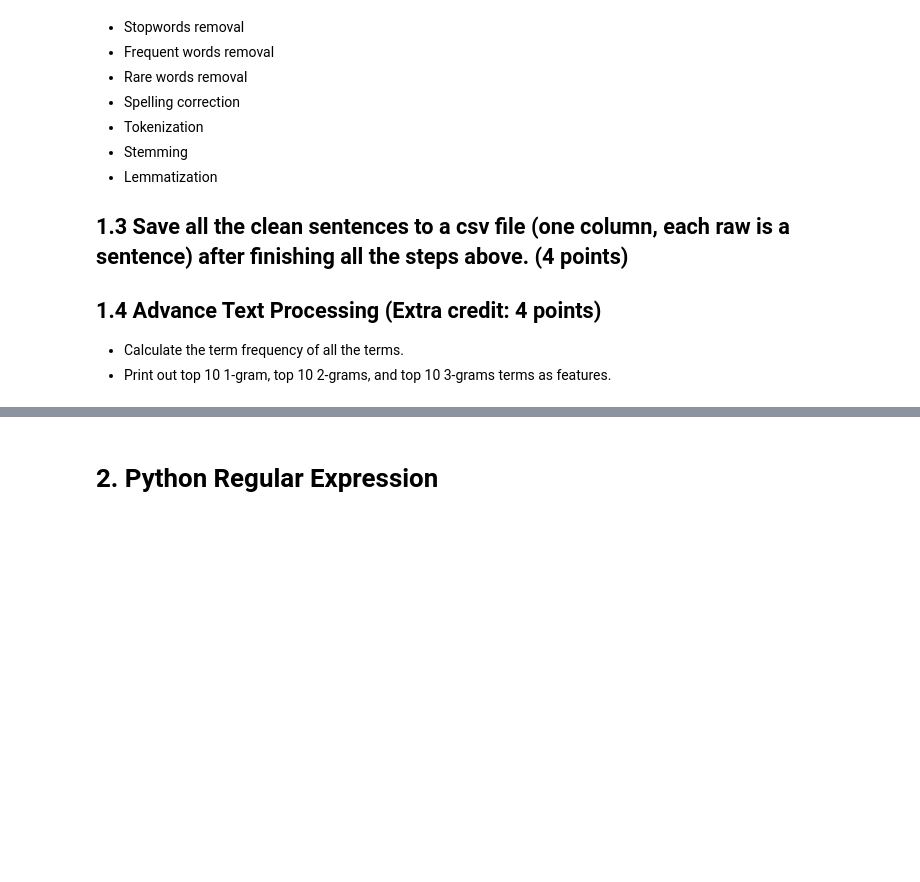
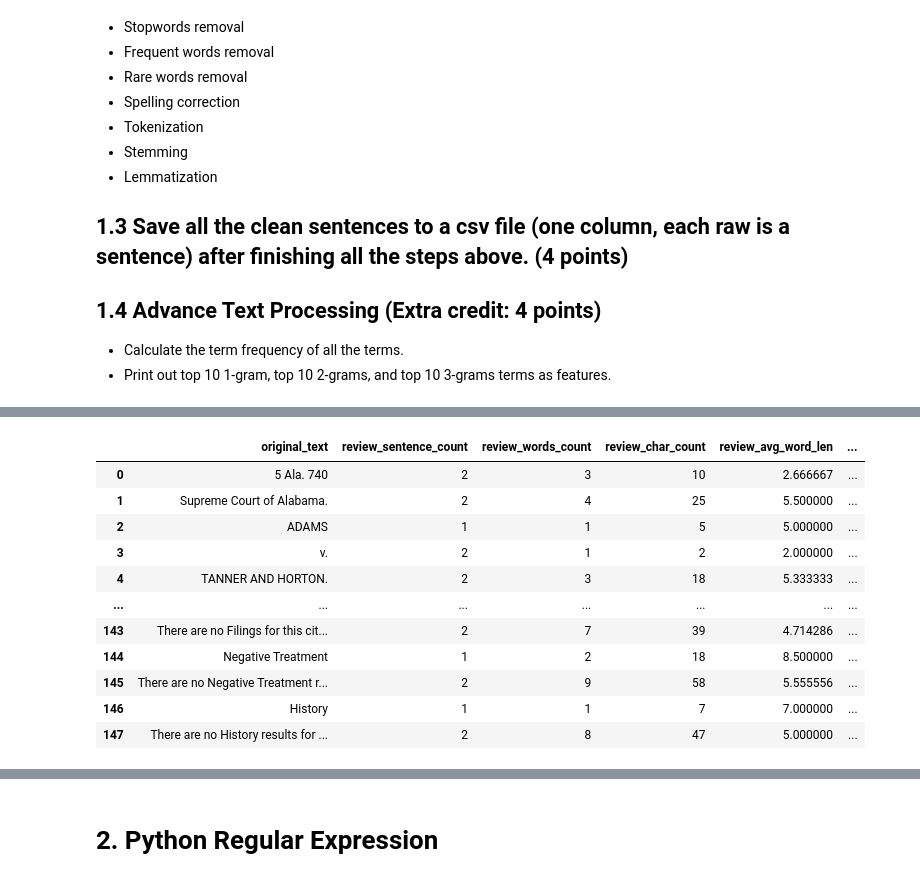
Before and after one commit to Nagmashaik123/Nagma_INFO5731_Spring2021, a Jupyter notebook: In_class_exercise_04.ipynb, the cells around one changed output, grey strips where cells are left out. Saved outputs shown, nothing was run; the diff lists cells and outputs as text; code cells hidden in the pictures; blank space fills up the shorter version.

```diff
--- a/In_class_exercise_04.ipynb
+++ b/In_class_exercise_04.ipynb
@@ -124,17 +41,0 @@ print("Total Special Characters", new)
-# %%
-#Calculating the number of numerics:
-# calculating the number of numeric data present in the text files.
-# It is same as the calculation the number of characters in a word.
-words4=(map(str.isdigit, re.split(r'\W+',text)))
-sum=0
-for i in words4:
-  sum+=i
-print("TOTAL NUMERIC IN A TEXT FILE =",sum)
-# %%
-#calculating number pf upper case letters:
-#Using 'isupper()' function, we can calculate number of upper case letters in the text.
-words5=(map(str.isupper, re.split(r'\W+',text)))
-sum=0
-for i in words5:
-  sum+=i
-print("TOTAL UPPERCASE WORDS IN A TEXT FILE =",sum)
@@ -140,0 +44,60 @@ print("TOTAL UPPERCASE WORDS IN A TEXT FILE =",sum)
+# %%
+# Program on text data preprocessing
+import pandas as pd
+from six.moves import urllib
+import nltk
+nltk.download('stopwords')
+
+
+array_data = []
+url_to_read = "https://raw.githubusercontent.com/unt-iialab/info5731_spring2021/main/class_exercises/01-05-1%20%20Adams%20v%20Tanner.txt"
+file_to_read = urllib.request.urlopen(url_to_read)
+
+for item in file_to_read:
+  modified_data = item.decode("utf-8").replace('\r\n', '')
+  array_data.append(modified_data)
+
+while("" in array_data) :
+    array_data.remove("")
+
+df = pd.DataFrame (array_data, columns = ['original_text'])
+
+
+# using pandas representation for columns
+df['review_sentence_count'] = df['original_text'].apply(lambda original_text:len(str(original_text).split(".")))
+df['review_words_count'] = df['original_text'].apply(lambda original_text: len(str(original_text).split(" ")))
+df['review_char_count'] = df['original_text'].str.len()
+
+# calculation of word length.
+def avg_wrd_len_cal(column_statement):
+  words_per_line = column_statement.split()
+  if len(words_per_line) != 0:
+    return(sum(len(word) for word in words_per_line)/len(words_per_line))
+
+# avg word length column
+df['review_avg_word_len'] = df['original_text'].apply(lambda original_text: avg_wrd_len_cal(original_text))
+
+stop = stopwords.words('english')
+
+# stop words colum
+df['review_stop_words_count'] = df['original_text'].apply(lambda original_text: len([original_text for original_text in original_text.split() if original_text in stop]))
+df
+
+# no of special characters for each column
+def special_chars(col_stat):
+  chars = 0
+  for item in range(len(col_stat)):
+    if not((col_stat[item].isalpha()) and (col_stat[item].isdigit())):
+        chars = chars + 1
+  return chars
+
+df['review_special_char'] = df['original_text'].apply(lambda original_text: special_chars(original_text))
+
+# no of numerics
+df['review_no_numerics'] = df['original_text'].apply(lambda original_text: len([original_text for original_text in original_text.split() if original_text.isdigit()]))
+
+# no of upper case chars
+df['review_no_upper_words'] = df['original_text'].apply(lambda original_text: len([original_text for original_text in original_text.split() if original_text.isupper()]))
+
+df
+# %% [output]
@@ -140,0 +106,12 @@ print("TOTAL UPPERCASE WORDS IN A TEXT FILE =",sum)
+|  | original_text | review_sentence_count | review_words_count | review_char_count | review_avg_word_len | ... |
+| 0 | 5 Ala. 740 | 2 | 3 | 10 | 2.666667 | ... |
+| 1 | Supreme Court of Alabama. | 2 | 4 | 25 | 5.500000 | ... |
+| 2 | ADAMS | 1 | 1 | 5 | 5.000000 | ... |
+| 3 | v. | 2 | 1 | 2 | 2.000000 | ... |
+| 4 | TANNER AND HORTON. | 2 | 3 | 18 | 5.333333 | ... |
+| ... | ... | ... | ... | ... | ... | ... |
+| 143 | There are no Filings for this cit... | 2 | 7 | 39 | 4.714286 | ... |
+| 144 | Negative Treatment | 1 | 2 | 18 | 8.500000 | ... |
+| 145 | There are no Negative Treatment r... | 2 | 9 | 58 | 5.555556 | ... |
+| 146 | History | 1 | 1 | 7 | 7.000000 | ... |
+| 147 | There are no History results for ... | 2 | 8 | 47 | 5.000000 | ... |
```
Also changed, not shown: parts of 20 cells of this notebook.
